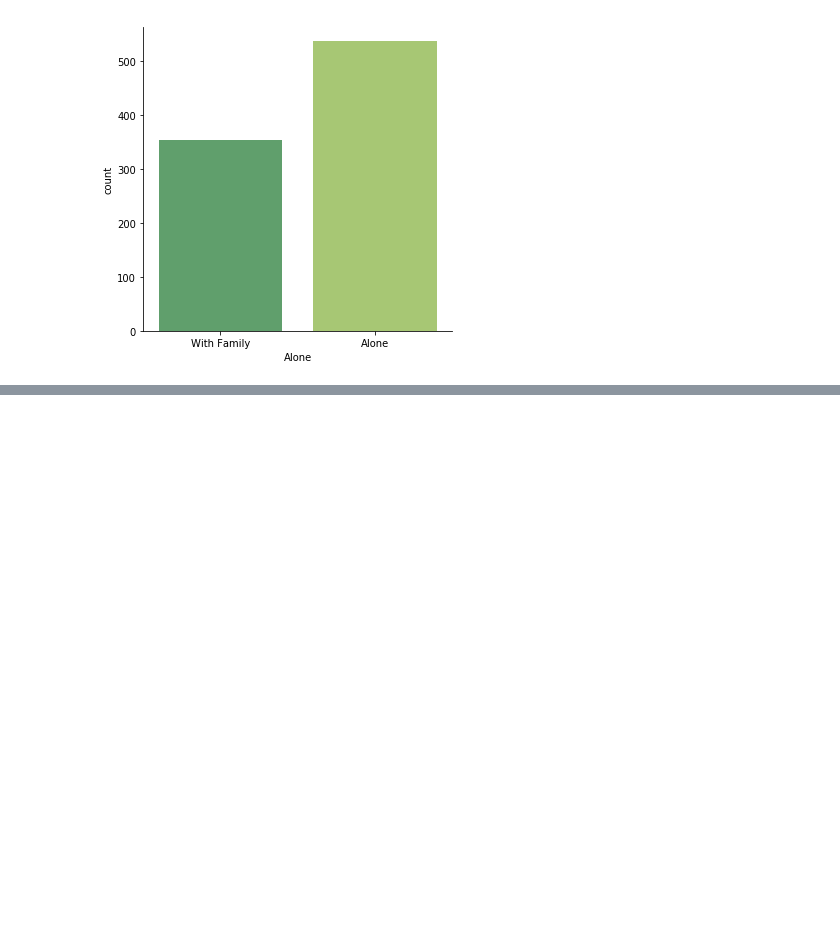
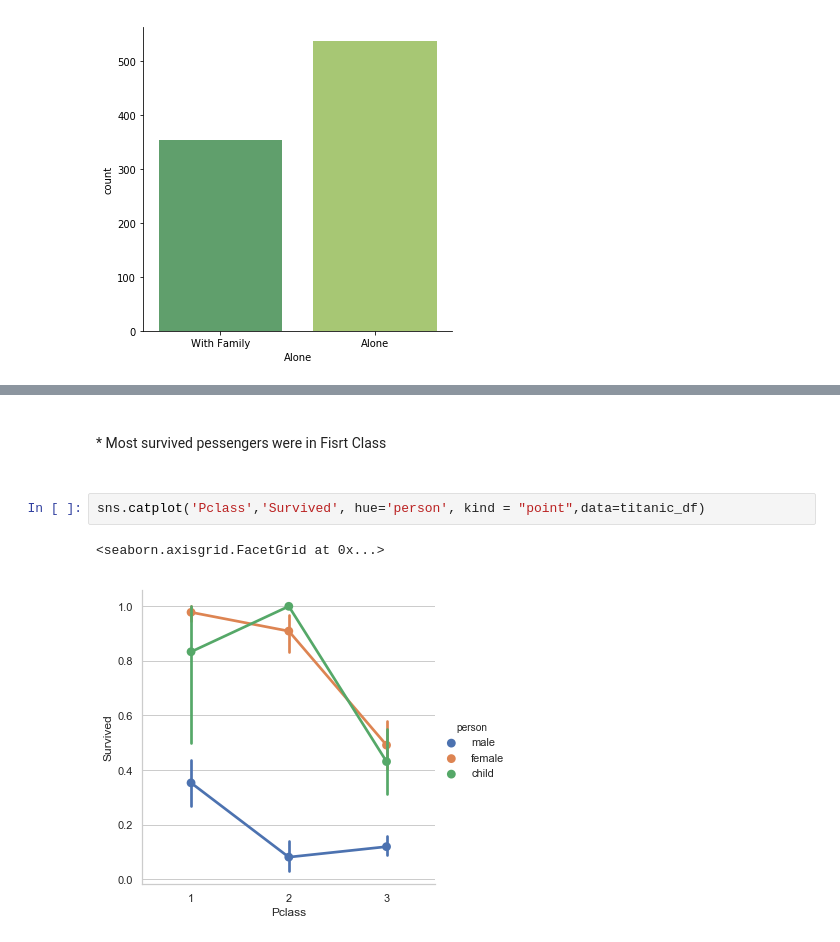
Before and after one commit to mastermindLAB/Working_with_Pandas_Numpy_Seaborn, a Jupyter notebook: Titanic dataset.ipynb, the cells around one changed output, grey strips where cells are left out. Drawn from its saved outputs; the diff is of its cells as text; blank space fills up the shorter version.

```diff
--- a/Titanic dataset.ipynb
+++ b/Titanic dataset.ipynb
@@ -255,0 +274,7 @@ sns.catplot('Alone',kind='count',data=titanic_df,palette ='summer')
+# %% [markdown]
+<br>* Most survived pessengers were in Fisrt Class<br><br>
+# %%
+sns.catplot('Pclass','Survived', hue='person', kind = "point",data=titanic_df)
+# %% [output]
+<seaborn.axisgrid.FacetGrid at 0x...>
+[figure, added]
```
Also changed, not shown: parts of 22 cells of this notebook.
